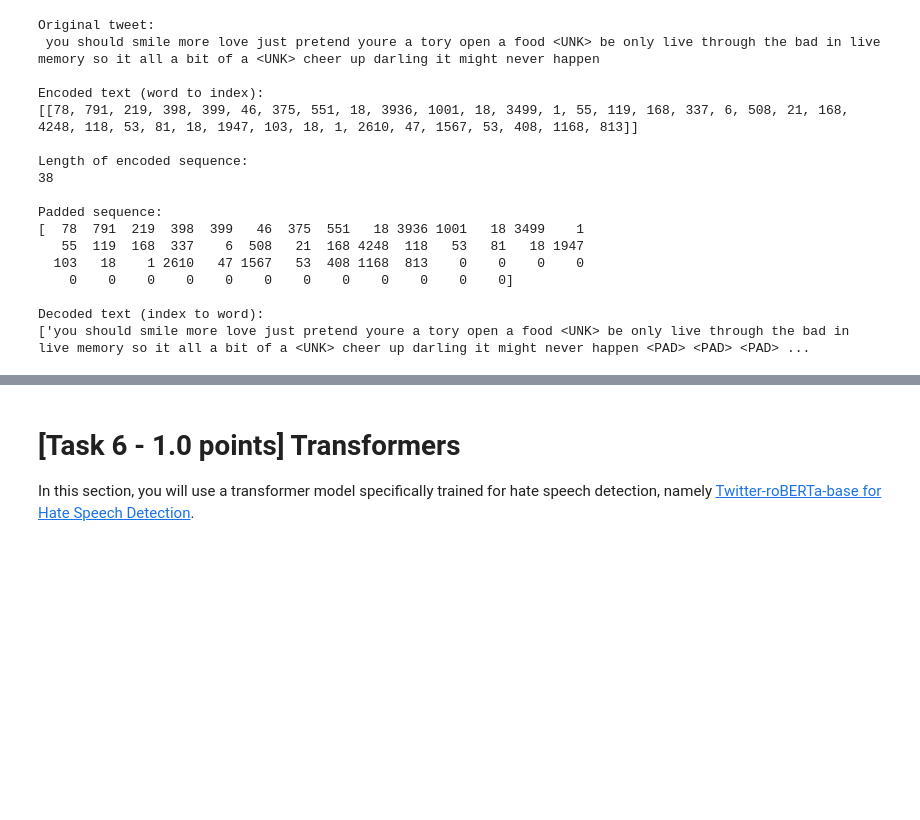
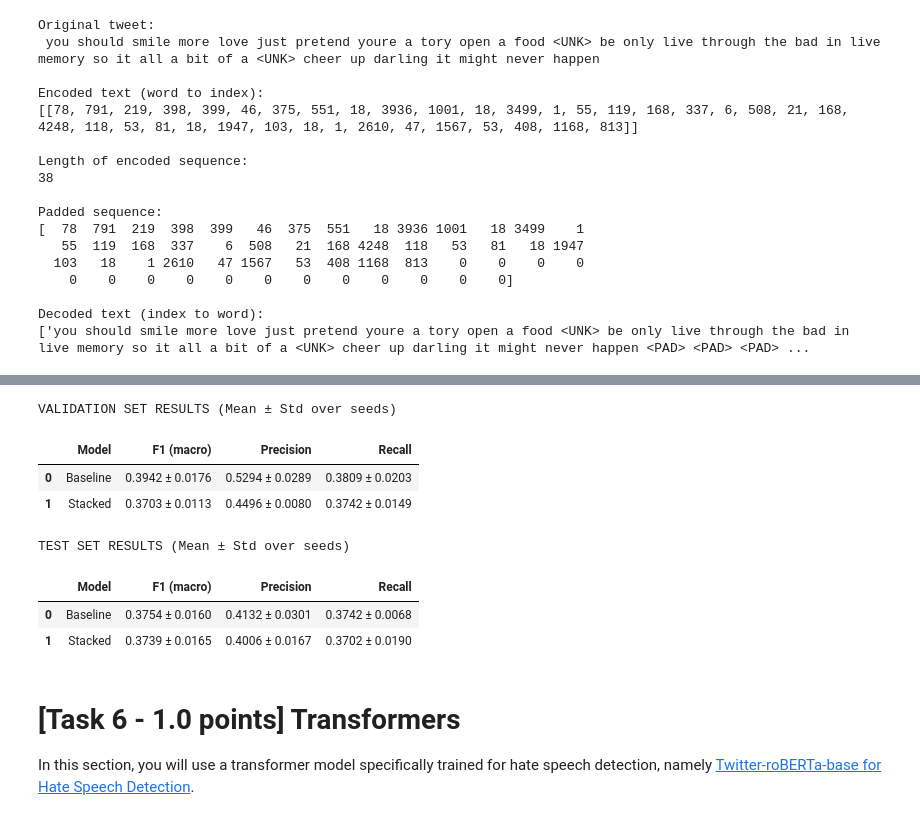
Before and after one commit to VirginiaFoschi/-NLP-2025-2026-A1, a Jupyter notebook: Assignment1-2526.ipynb, the cells around one changed output, grey strips where cells are left out. Drawn from its saved outputs; the diff is of its cells as text; code cells hidden in the pictures; blank space fills up the shorter version.

```diff
--- a/Assignment1-2526.ipynb
+++ b/Assignment1-2526.ipynb
@@ -1228,3 +1262,7 @@ def create_dataloaders(df_train, df_val, df_test,
                               batch_size=batch_size, shuffle=False)
 
     return train_loader, val_loader, test_loader
+# %%
+def ncorrect(scores, y_pred):
+  y_hat = torch.argmax(scores, -1)
+  return (y_hat == y_pred).sum().item()
@@ -1240,3 +1710,45 @@ train_loader, val_loader, test_loader = create_dataloaders(
+# %%
+def build_results_df(stats, split_name):
+    return pd.DataFrame({
+        "Model": ["Baseline", "Stacked"],
+        "F1 (macro)": [
+            f"{stats['baseline'][split_name]['f1_mean']:.4f} ± {stats['baseline'][split_name]['f1_std']:.4f}",
+            f"{stats['stacked'][split_name]['f1_mean']:.4f} ± {stats['stacked'][split_name]['f1_std']:.4f}",
+        ],
+        "Precision": [
+            f"{stats['baseline'][split_name]['precision_mean']:.4f} ± {stats['baseline'][split_name]['precision_std']:.4f}",
+            f"{stats['stacked'][split_name]['precision_mean']:.4f} ± {stats['stacked'][split_name]['precision_std']:.4f}",
+        ],
+        "Recall": [
+            f"{stats['baseline'][split_name]['recall_mean']:.4f} ± {stats['baseline'][split_name]['recall_std']:.4f}",
+            f"{stats['stacked'][split_name]['recall_mean']:.4f} ± {stats['stacked'][split_name]['recall_std']:.4f}",
+        ],
+    })
+# %%
+stats = {
+    "baseline": compute_statistics(baseline_results),
+    "stacked": compute_statistics(stacked_results)
+}
+
+val_df = build_results_df(stats, "validation")
+test_df = build_results_df(stats, "test")
+
+print("VALIDATION SET RESULTS (Mean ± Std over seeds)")
+display(val_df)
+
+print("\n")
+
+print("TEST SET RESULTS (Mean ± Std over seeds)")
+display(test_df)
+# %% [output]
+VALIDATION SET RESULTS (Mean ± Std over seeds)
+|  | Model | F1 (macro) | Precision | Recall |
+| 0 | Baseline | 0.3942 ± 0.0176 | 0.5294 ± 0.0289 | 0.3809 ± 0.0203 |
+| 1 | Stacked | 0.3703 ± 0.0113 | 0.4496 ± 0.0080 | 0.3742 ± 0.0149 |
+TEST SET RESULTS (Mean ± Std over seeds)
+|  | Model | F1 (macro) | Precision | Recall |
+| 0 | Baseline | 0.3754 ± 0.0160 | 0.4132 ± 0.0301 | 0.3742 ± 0.0068 |
+| 1 | Stacked | 0.3739 ± 0.0165 | 0.4006 ± 0.0167 | 0.3702 ± 0.0190 |
 # %% [markdown]
 # [Task 6 - 1.0 points] Transformers
 
```
Also changed, not shown: parts of 27 cells of this notebook.
